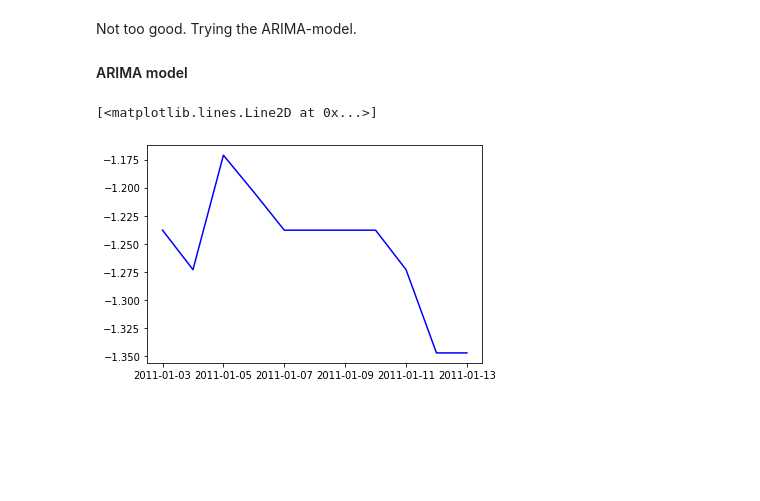
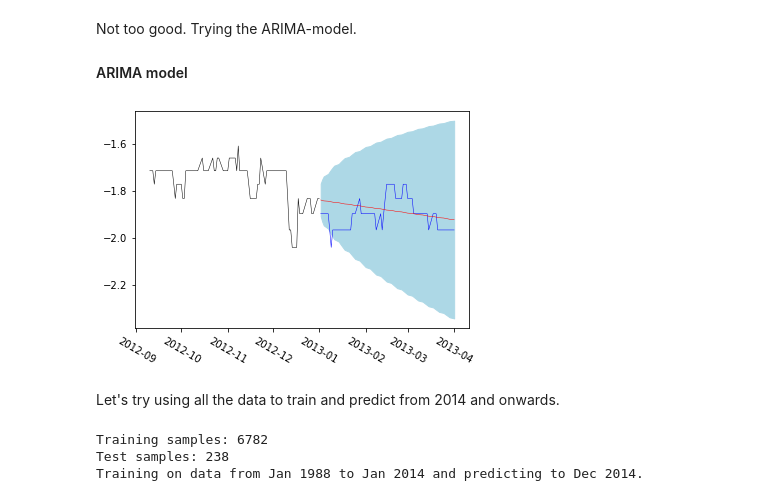
Before and after one commit to backmag/NLP-finance, a Jupyter notebook: ARIMA-selection.ipynb, the cells around one changed output. Drawn from its saved outputs; the diff is of its cells as text; code cells hidden in the pictures; blank space fills up the shorter version.

```diff
--- a/ARIMA-selection.ipynb
+++ b/ARIMA-selection.ipynb
@@ -75,10 +85,34 @@ d = 1 # Integrated order, i.e. how many timesteps differencing
 q = 1 # Moving average periods
 model_arima = ARIMA(train, order=(p,d,q))
 model_arima_fit = model_arima.fit()
-# %%
-predictions_arima = model_arima_fit.forecast(steps=9)
-plt.plot(test[:9],color="blue")
-#plt.plot(predictions_arima[0],color="red")
-# %% [output]
-[<matplotlib.lines.Line2D at 0x...>]
-[figure, removed]
+# %%
+steps = n_test
+results_arima = model_arima_fit.forecast(steps=steps,alpha=0.25)
+predictions_arima = pd.DataFrame(results_arima[0], index = test.index[:steps])
+plt.plot(train[700:],color="black",linewidth=0.5)
+plt.plot(test[:steps],color="blue",linewidth=0.5)
+plt.plot(predictions_arima,color="red",linewidth=0.5)
+plt.fill_between(test.index[:steps],results_arima[2][:,0], results_arima[2][:,1],color="lightblue")
+plt.xticks(rotation=-30)
+plt.show()
+# %% [output]
+[figure, added]
+# %% [markdown]
+Let's try using all the data to train and predict from 2014 and onwards.
+# %%
+start_date_train = datetime(1988,1,4)
+end_date_train = datetime(2014,1,1)
+end_date_test = datetime(2014,12,1)
+train = oneyear_log[(oneyear_log.index > start_date_train) & (oneyear_log.index <= end_date_train)]
+test = oneyear_log[(oneyear_log.index > end_date_train) & (oneyear_log.index <= end_date_test)]
+print(f"Training samples: {train.size}")
+print(f"Test samples: {test.size}")
+n_train = train.size
+n_test = test.size
+print("Training on data from {} to {} and predicting to {}.".format(start_date_train.strftime("%b %Y"),
+                                                                   end_date_train.strftime("%b %Y"),
+                                                                   end_date_test.strftime("%b %Y")))
+# %% [output]
+Training samples: 6782
+Test samples: 238
+Training on data from Jan 1988 to Jan 2014 and predicting to Dec 2014.
```
Also changed, not shown: parts of 7 cells of this notebook, 1 other file.
